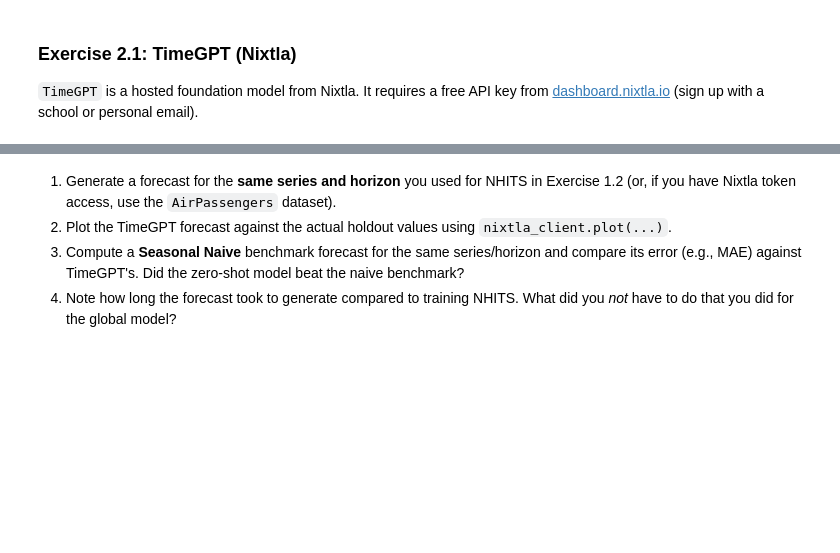
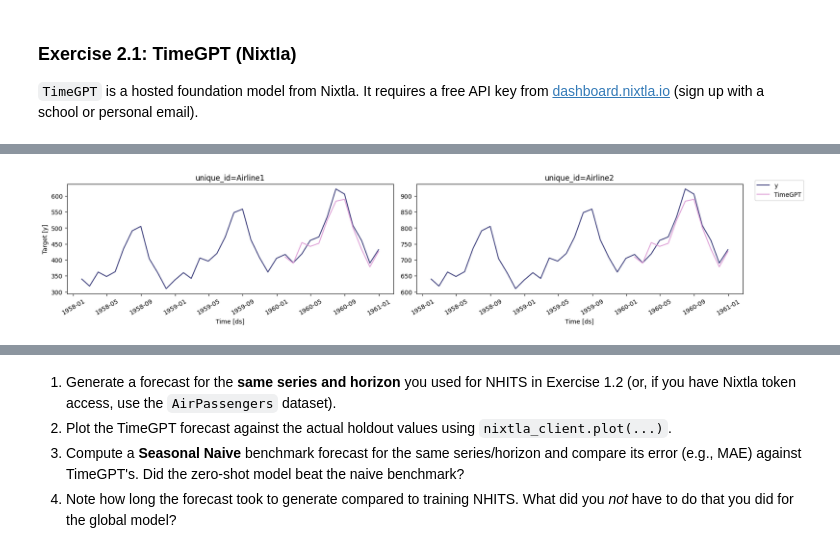
Before and after one commit to VickyGuo0907/DSE6230-forecasting-class-course-materials, a Jupyter notebook: assignments/week05_assignment.ipynb, the cells around one changed output, grey strips where cells are left out. Saved outputs shown, nothing was run; the diff lists cells and outputs as text; code cells hidden in the pictures; blank space fills up the shorter version.

```diff
--- a/assignments/week05_assignment.ipynb
+++ b/assignments/week05_assignment.ipynb
@@ -28,3 +46,21 @@ horizon = 12
 Load a dataset containing at least 5 different time series. Ensure columns are `unique_id`, `ds`, `y`.
 # %%
 # Your Code Here
+cols = ["unique_id", "ds", "y"]
+df = df[cols]
+
+# Verify names and types
+assert list(df.columns) == cols
+assert pd.api.types.is_datetime64_any_dtype(df["ds"])                 # ds must be datetime
+assert pd.api.types.is_string_dtype(df["unique_id"]) or pd.api.types.is_numeric_dtype(df["unique_id"])
+assert pd.api.types.is_numeric_dtype(df["y"])
+
+
+# Hold out the last 12 months of each series for evaluation
+test_df = df.groupby("unique_id").tail(horizon)
+train_df = df.drop(test_df.index)
+
+print("cols:", cols)
+print(df.dtypes, "\n")
+print(df.groupby("unique_id")["ds"].agg(["count", "min", "max"]))
+print(f"\ntrain {len(train_df)} rows | test {len(test_df)} rows")
@@ -71,14 +483,18 @@ Unlike NHITS, which you just trained from scratch on your own panel, **time seri
 # %%
 from nixtla import NixtlaClient
 
-nixtla_client = NixtlaClient(api_key="YOUR_API_KEY_HERE")
+nixtla_client = NixtlaClient(api_key="nixak-e5c75b6634138660c4c3c34d7ec3244136e57a1be0aca7bf8598bd393b7bde1ed5a0b454c18e5d75")
 
 # Reuse the same long-format DataFrame (unique_id, ds, y) from Part 1
-fcst_df = nixtla_client.forecast(
-    df=df,
-    h=horizon,
+timegpt_fc = nixtla_client.forecast(
+    df=train_df,            # training data only (1949-1959), same as NHITS saw
+    h=horizon,               # 12 months
     time_col="ds",
     target_col="y",
     id_col="unique_id",
-    freq="M"  # match your data's frequency
+    freq="ME"  # match your data's frequency
 )
+
+timegpt_sec = time.perf_counter() - start
+print(f"TimeGPT forecast took {timegpt_sec:.1f}s (no training)")
+timegpt_fc.head()
@@ -84,0 +509,5 @@ fcst_df = nixtla_client.forecast(
+# %%
+# df has the full history including the 1960 actuals, so the plot shows forecast vs. truth
+nixtla_client.plot(df, timegpt_fc, models=["TimeGPT"], max_insample_length=36)
+# %% [output]
+[figure, added]
```
Also changed, not shown: parts of 25 cells of this notebook.
